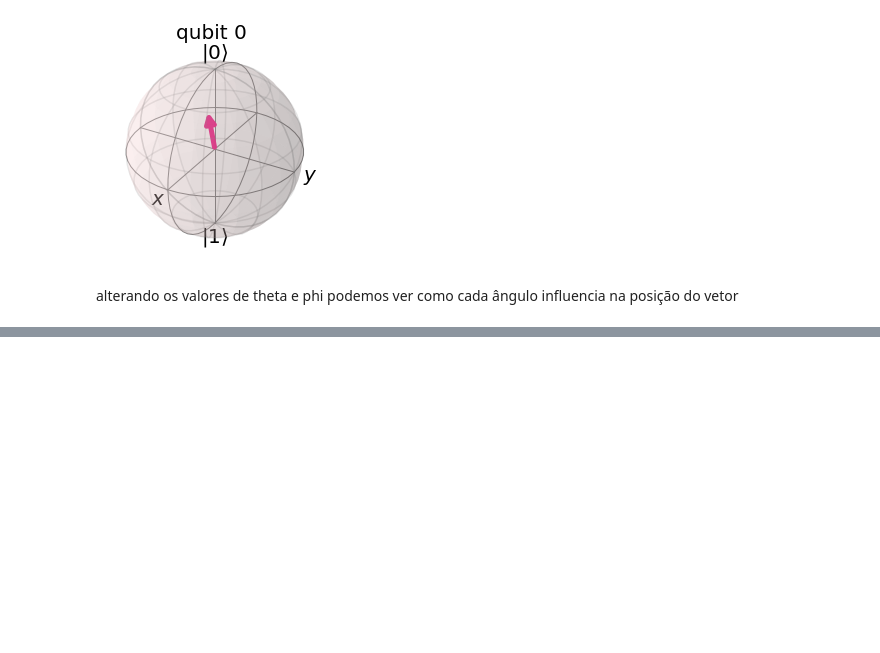
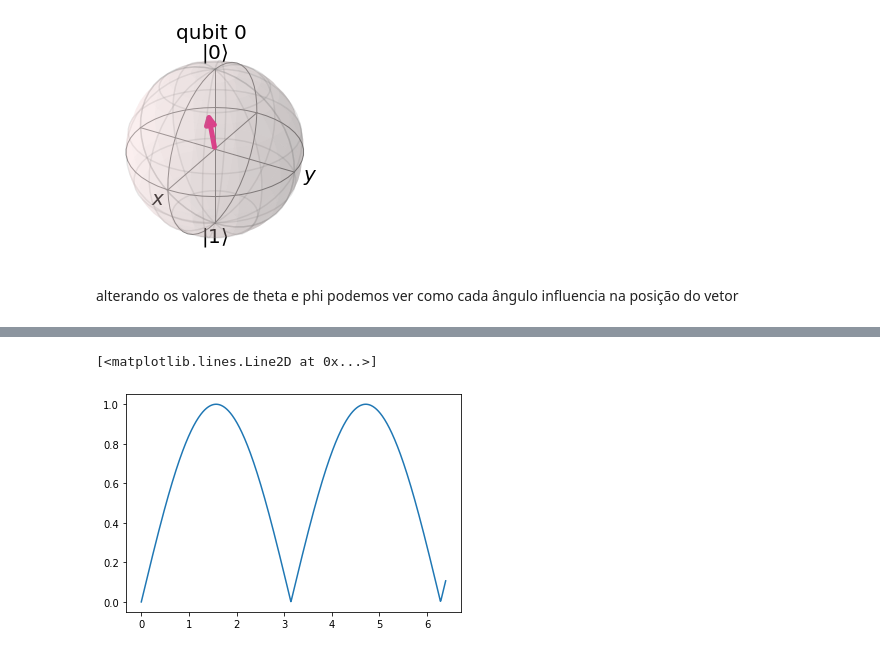
Before and after one commit to Jffmw/extecamp_quantum_computing_course, a Jupyter notebook: Aula_4.ipynb, the cells around one changed output, grey strips where cells are left out. Saved outputs shown, nothing was run; the diff lists cells and outputs as text; code cells hidden in the pictures; blank space fills up the shorter version.

```diff
--- a/Aula_4.ipynb
+++ b/Aula_4.ipynb
@@ -43,0 +96,6 @@ alterando os valores de theta e phi podemos ver como cada ângulo influencia na
+# %%
+plt.plot(time,psi21)
+# aqui podemos ver o valor de b começando em 0 e com o passar do tempo alterando para 1
+# %% [output]
+[<matplotlib.lines.Line2D at 0x...>]
+[figure, added]
```
Also changed, not shown: parts of 8 cells of this notebook.
